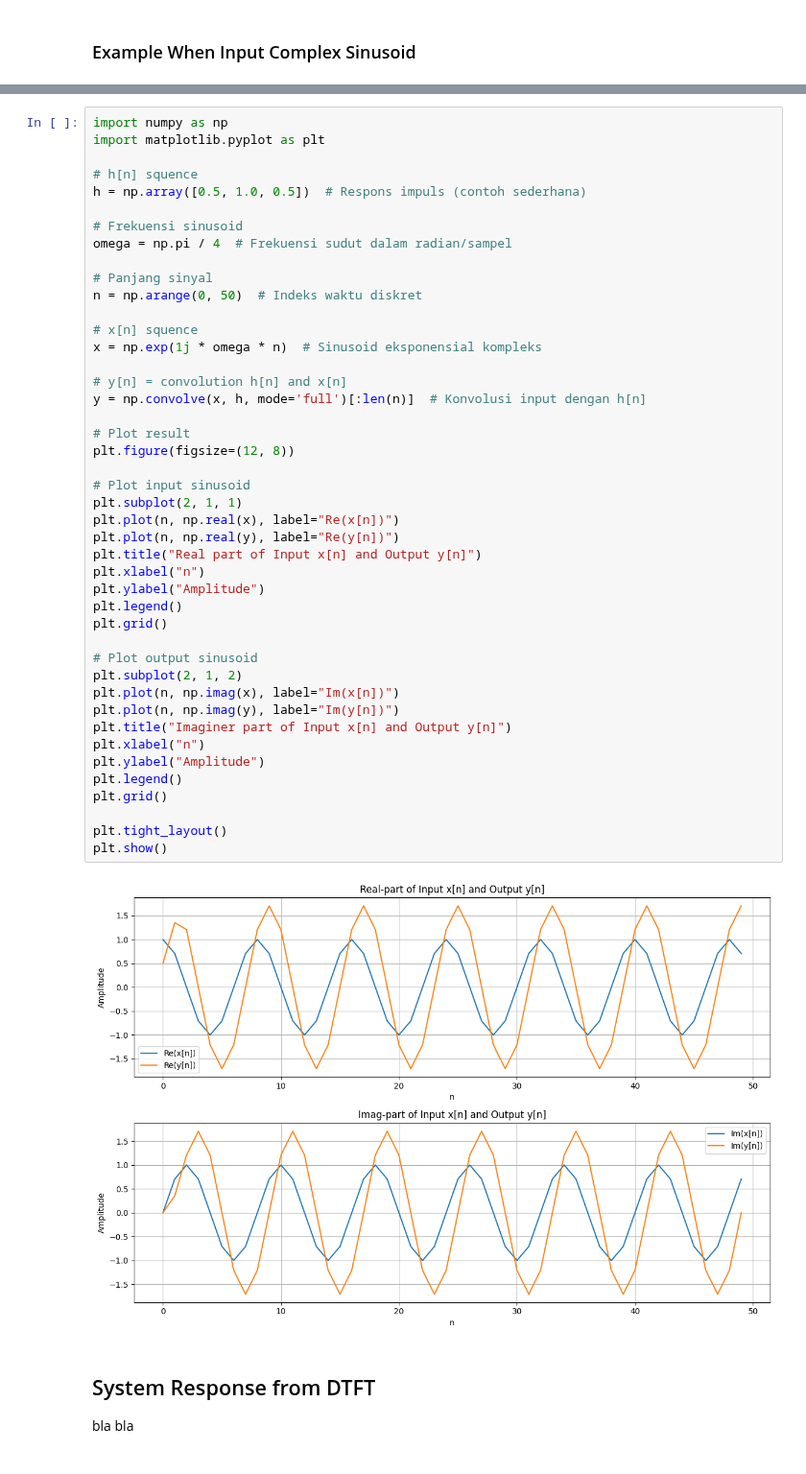
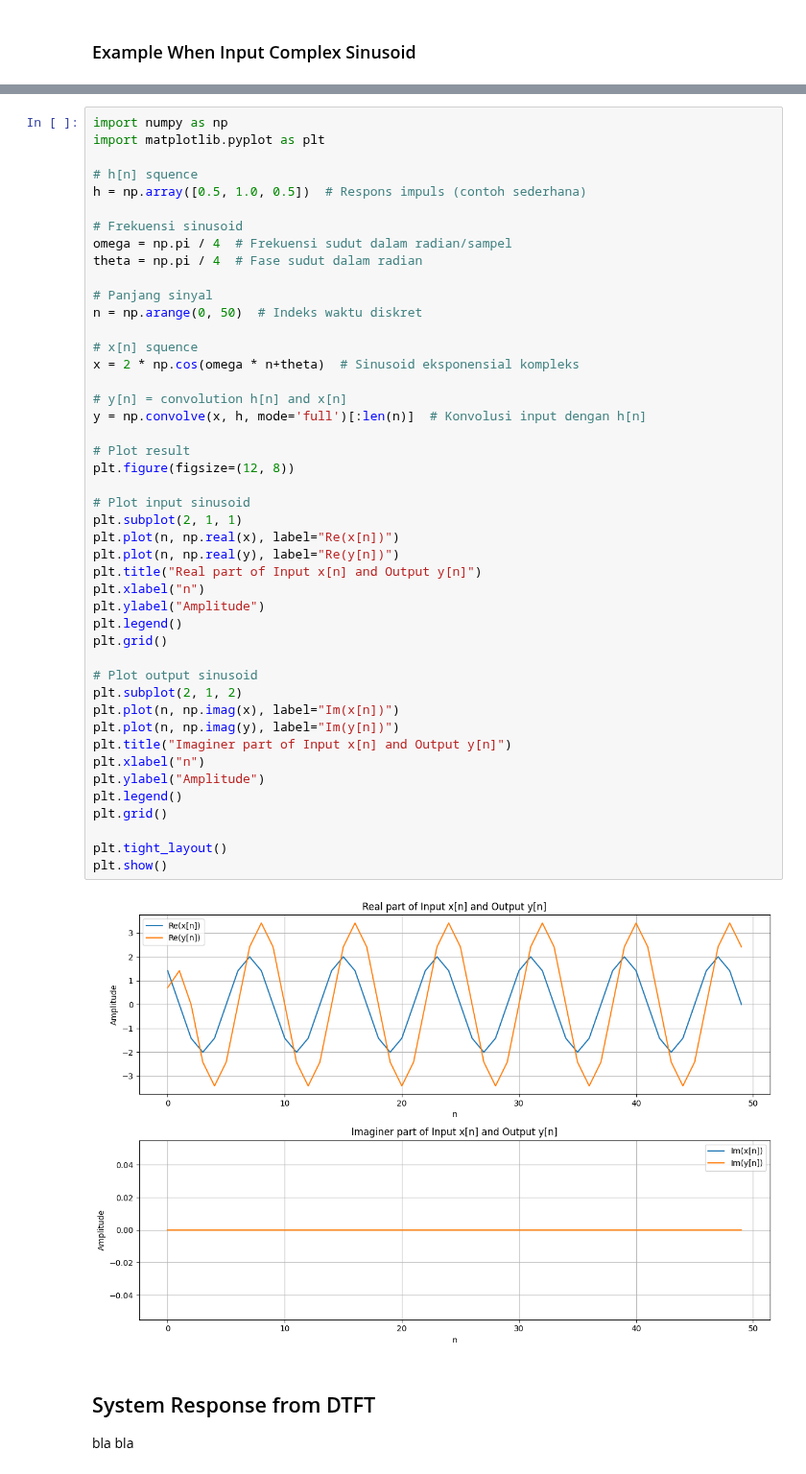
Before and after one commit to zharfanw/zhongshan_dsp_python, a Jupyter notebook: 10_Transform_DomainSystem.ipynb, the cells around one changed output, grey strips where cells are left out. Shown at 96% size. Drawn from its saved outputs; the diff is of its cells as text.

```diff
--- a/10_Transform_DomainSystem.ipynb
+++ b/10_Transform_DomainSystem.ipynb
@@ -66,43 +132,44 @@ h = np.array([0.5, 1.0, 0.5])  # Respons impuls (contoh sederhana)
 
 # Frekuensi sinusoid
 omega = np.pi / 4  # Frekuensi sudut dalam radian/sampel
+theta = np.pi / 4  # Fase sudut dalam radian
 
 # Panjang sinyal
 n = np.arange(0, 50)  # Indeks waktu diskret
 
 # x[n] squence
-x = np.exp(1j * omega * n)  # Sinusoid eksponensial kompleks
+x = 2 * np.cos(omega * n+theta)  # Sinusoid eksponensial kompleks
 
 # y[n] = convolution h[n] and x[n]
 y = np.convolve(x, h, mode='full')[:len(n)]  # Konvolusi input dengan h[n]
 
 # Plot result
 plt.figure(figsize=(12, 8))
 
 # Plot input sinusoid
 plt.subplot(2, 1, 1)
 plt.plot(n, np.real(x), label="Re(x[n])")
 plt.plot(n, np.real(y), label="Re(y[n])")
 plt.title("Real part of Input x[n] and Output y[n]")
 plt.xlabel("n")
 plt.ylabel("Amplitude")
 plt.legend()
 plt.grid()
 
 # Plot output sinusoid
 plt.subplot(2, 1, 2)
 plt.plot(n, np.imag(x), label="Im(x[n])")
 plt.plot(n, np.imag(y), label="Im(y[n])")
 plt.title("Imaginer part of Input x[n] and Output y[n]")
 plt.xlabel("n")
 plt.ylabel("Amplitude")
 plt.legend()
 plt.grid()
 
 plt.tight_layout()
 plt.show()
 # %% [output]
-[figure, old version]
+[figure, new version]
 # %% [markdown]
 ## System Response from DTFT
 bla bla
```
Also changed, not shown: parts of 3 cells of this notebook.
